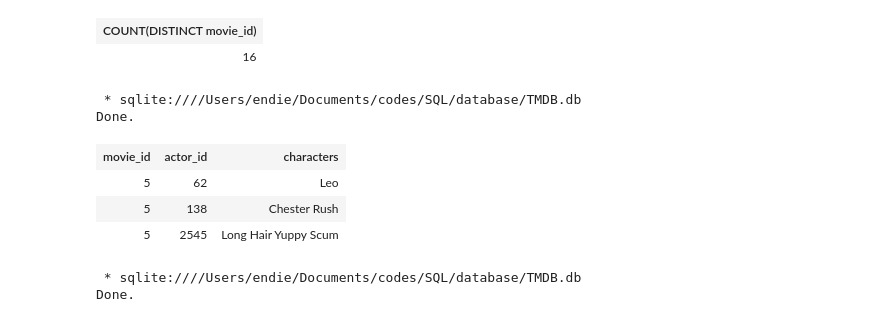
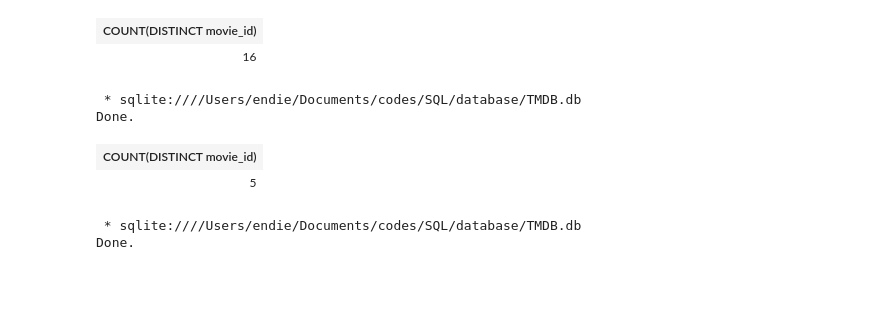
Before and after one commit to endiesworld/SQL_practice, a Jupyter notebook: TMDB-x-1959/1_SQL_in_jupyter.ipynb, the cells around one changed output. Saved outputs shown, nothing was run; the diff lists cells and outputs as text; code cells hidden in the pictures; blank space fills up the shorter version.

```diff
--- a/TMDB-x-1959/1_SQL_in_jupyter.ipynb
+++ b/TMDB-x-1959/1_SQL_in_jupyter.ipynb
@@ -214,18 +214,16 @@ Done.
 # %%
 %%sql
 --In how many movies did Tom Cruise portray the character Ethan Hunt? (Hint: Characters are listed in the Casts table.)
 SELECT COUNT(DISTINCT movie_id)
 FROM casts
 INNNER JOIN actors
 USING(actor_id)
-WHERE actor_name = 'Tom Cruise' AND
+WHERE actor_name = 'Tom Cruise' AND characters = 'Ethan Hunt'
 # %% [output]
  * sqlite:////Users/endie/Documents/codes/SQL/database/TMDB.db
 Done.
-| movie_id | actor_id | characters |
-| 5 | 62 | Leo |
-| 5 | 138 | Chester Rush |
-| 5 | 2545 | Long Hair Yuppy Scum |
+| COUNT(DISTINCT movie_id) |
+| 5 |
 # %%
 %%sql
 SELECT *
```
Also changed, not shown: 2 other files.
